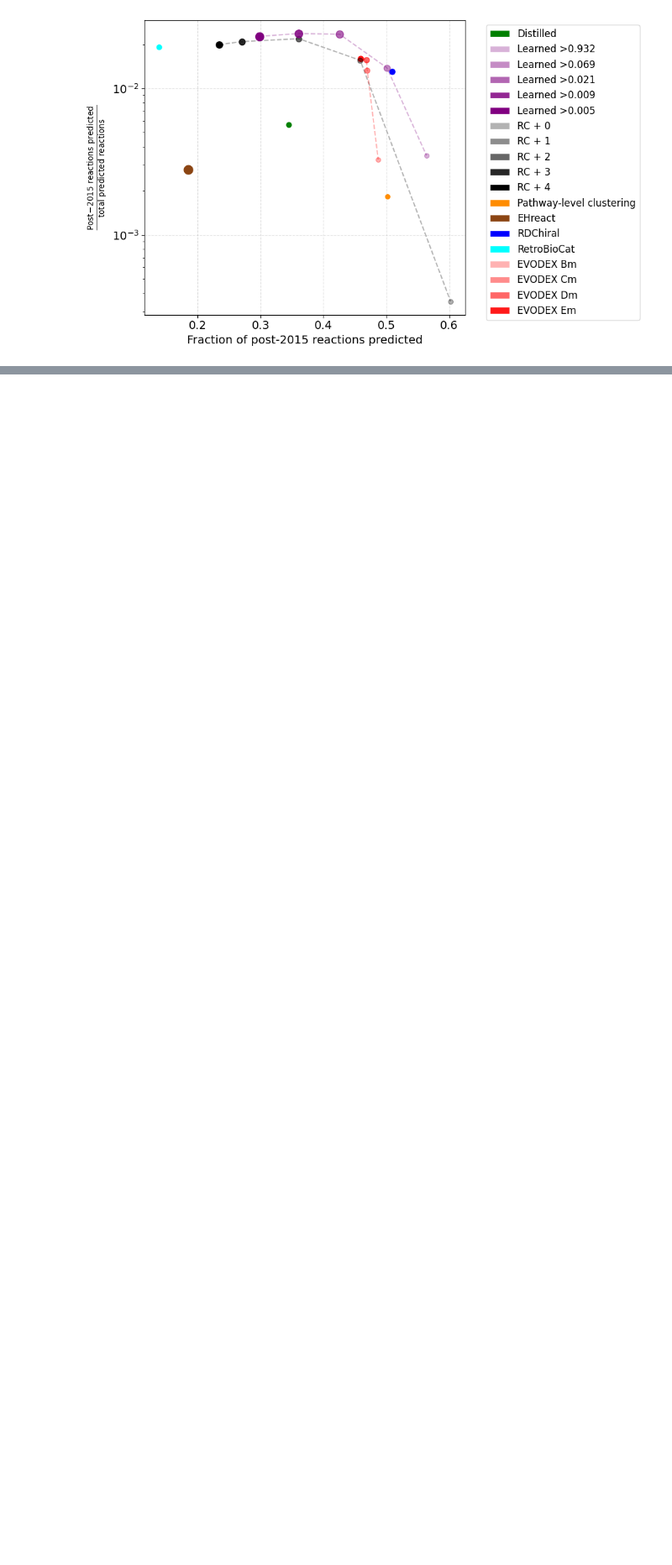
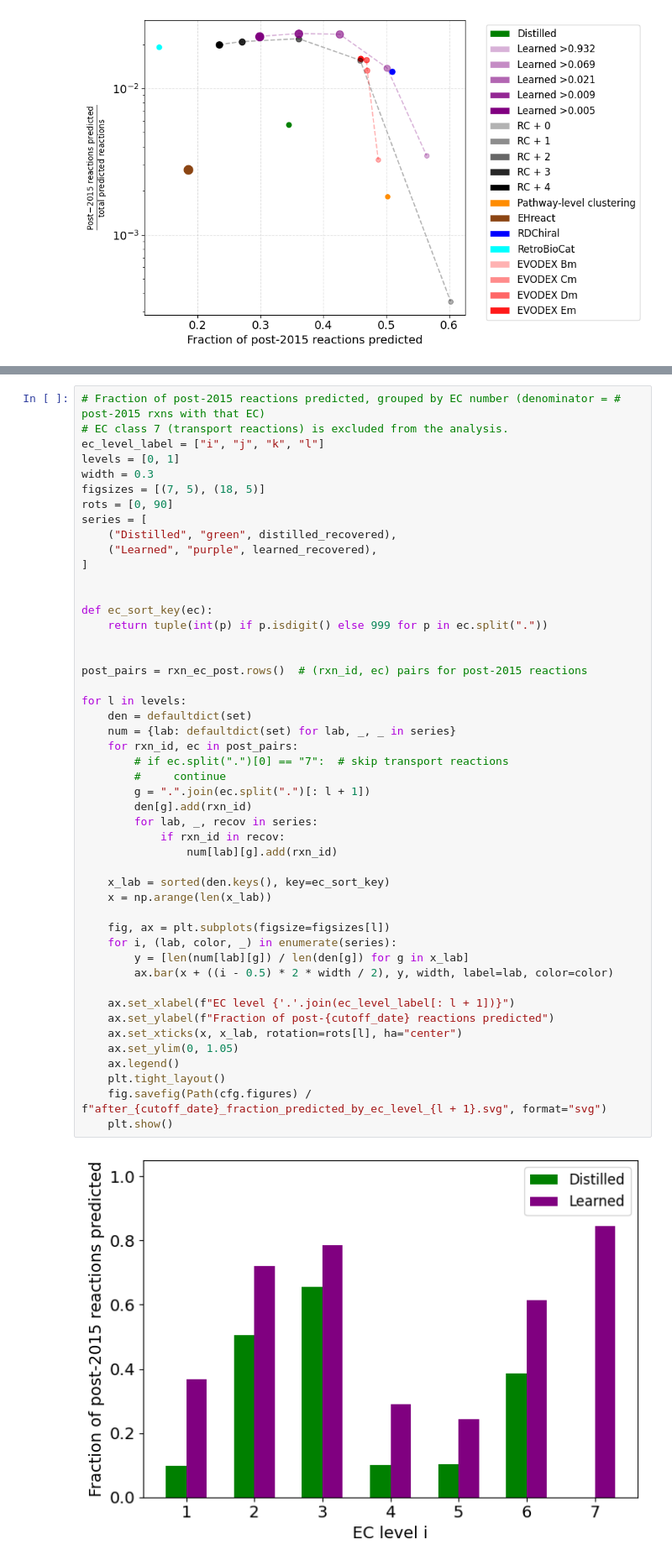
Before and after one commit to stefanpate/coarse-grain-rxns, a Jupyter notebook: notebooks/time_split_rule_generative_performance.ipynb, the cells around one changed output, grey strips where cells are left out. Shown at 84% size. Cells and saved outputs as stored; diff of their text form; blank space fills up the shorter version.

```diff
--- a/notebooks/time_split_rule_generative_performance.ipynb
+++ b/notebooks/time_split_rule_generative_performance.ipynb
@@ -484,0 +527,50 @@ plt.show()
+# %%
+# Fraction of post-2015 reactions predicted, grouped by EC number (denominator = # post-2015 rxns with that EC)
+# EC class 7 (transport reactions) is excluded from the analysis.
+ec_level_label = ["i", "j", "k", "l"]
+levels = [0, 1]
+width = 0.3
+figsizes = [(7, 5), (18, 5)]
+rots = [0, 90]
+series = [
+    ("Distilled", "green", distilled_recovered),
+    ("Learned", "purple", learned_recovered),
+]
+
+
+def ec_sort_key(ec):
+    return tuple(int(p) if p.isdigit() else 999 for p in ec.split("."))
+
+
+post_pairs = rxn_ec_post.rows()  # (rxn_id, ec) pairs for post-2015 reactions
+
+for l in levels:
+    den = defaultdict(set)
+    num = {lab: defaultdict(set) for lab, _, _ in series}
+    for rxn_id, ec in post_pairs:
+        # if ec.split(".")[0] == "7":  # skip transport reactions
+        #     continue
+        g = ".".join(ec.split(".")[: l + 1])
+        den[g].add(rxn_id)
+        for lab, _, recov in series:
+            if rxn_id in recov:
+                num[lab][g].add(rxn_id)
+
+    x_lab = sorted(den.keys(), key=ec_sort_key)
+    x = np.arange(len(x_lab))
+
+    fig, ax = plt.subplots(figsize=figsizes[l])
+    for i, (lab, color, _) in enumerate(series):
+        y = [len(num[lab][g]) / len(den[g]) for g in x_lab]
+        ax.bar(x + ((i - 0.5) * 2 * width / 2), y, width, label=lab, color=color)
+
+    ax.set_xlabel(f"EC level {'.'.join(ec_level_label[: l + 1])}")
+    ax.set_ylabel(f"Fraction of post-{cutoff_date} reactions predicted")
+    ax.set_xticks(x, x_lab, rotation=rots[l], ha="center")
+    ax.set_ylim(0, 1.05)
+    ax.legend()
+    plt.tight_layout()
+    fig.savefig(Path(cfg.figures) / f"after_{cutoff_date}_fraction_predicted_by_ec_level_{l + 1}.svg", format="svg")
+    plt.show()
+# %% [output]
+[figure, added]
```
Also changed, not shown: parts of 6 cells of this notebook, 16 other files.
